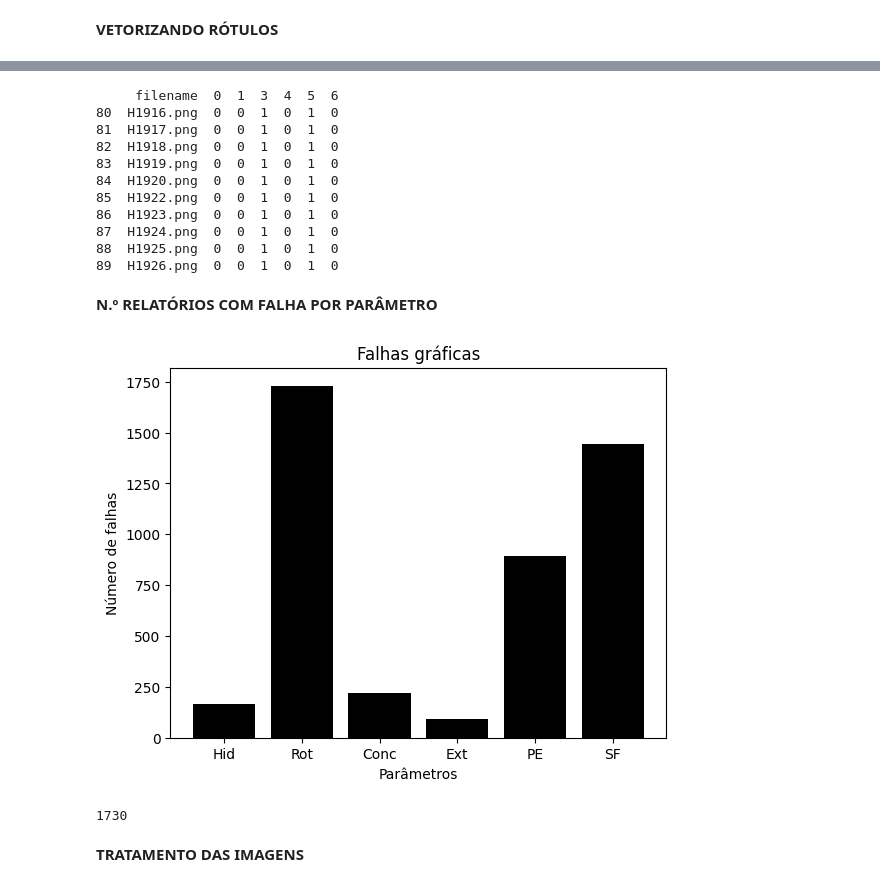
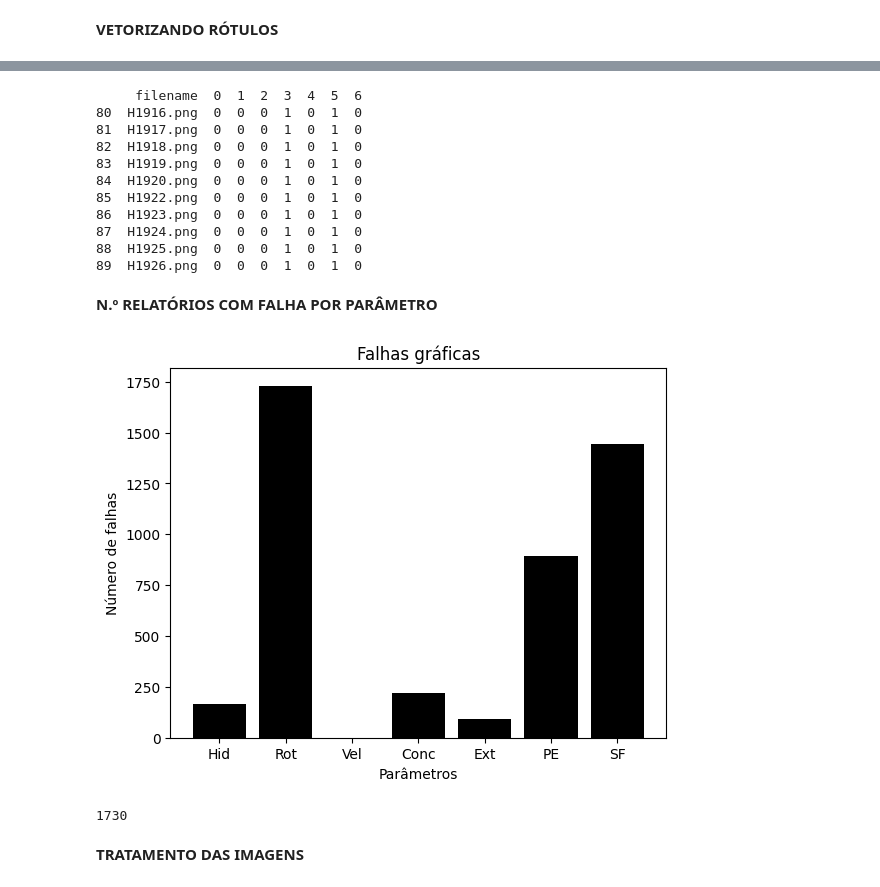
Before and after one commit to leonaardoas/CLASSIFICACAO-MULTIRROTULOS-DE-IMAGENS-DE-RELATORIOS-DE-ESTACAS-, a Jupyter notebook: 2_Rede_Básica.ipynb, the cells around one changed output, grey strips where cells are left out. Drawn from its saved outputs; the diff is of its cells as text; code cells hidden in the pictures.

```diff
--- a/2_Rede_Básica.ipynb
+++ b/2_Rede_Básica.ipynb
@@ -33,10 +53,15 @@ from keras.utils import to_categorical
+# %%
+#folderDrive = '/content/drive/MyDrive/TCC - Leonardo/'
+folderDrive = '/content/drive/MyDrive/UFRJ/Pesquisa - Alunos/TCC Leo/TCC - Leonardo/'
 # %% [markdown]
 **VETORIZANDO RÓTULOS**
 # %%
 from pandas.core.algorithms import value_counts
 labels = ['Hid', 'Rot', 'Vel', 'Conc', 'Ext', 'Perf', 'SF']
 
-with open('/content/drive/MyDrive/TCC - Leonardo/4 - Rótulos/4 - Rotulos.csv', 'r') as file:
+fileNameLabel = folderDrive+'4 - Rótulos/'+'4 - Rotulos.csv'
+
+with open(fileNameLabel, 'r') as file:
     examples = file.readlines()
     labels_all = []
     for line_num, ex in enumerate(examples, start=1):
@@ -53,9 +78,9 @@ with open('/content/drive/MyDrive/TCC - Leonardo/4 - Rótulos/4 - Rotulos.csv',
 #print(f'labels: {labels}')
 #print(labels_all)
 
+
 df = pd.DataFrame(labels_all) #rótulos vetorizados sem o nome das imagens
-dfy = df.drop(columns =2, axis=1) #retirar coluna 'velocidade'
-df1 = pd.read_csv('/content/drive/MyDrive/TCC - Leonardo/4 - Rótulos/4 - Rotulos.csv').drop(columns=['1','2', '3', '4', '5', '6', '7', '8']) #Deixar apenas a coluna com o nome das imagens
-df2 = pd.concat([df1, dfy], axis=1) #rótulos vetorizados com o nome das imagens
-
-df2
+dfy = df.drop(columns = 2, axis=1) #retirar coluna 'velocidade'
+df1 = pd.read_csv(fileNameLabel).drop(columns=['1','2', '3', '4', '5', '6', '7', '8']) #Deixar apenas a coluna com o nome das imagens
+df2 = pd.concat([df1, df], axis=1) #rótulos vetorizados com o nome das imagens (utilizado para fazer o gráfico, com o parâmetro velocidade)
+df3 = df2.drop(columns=2, axis=1)
@@ -76,40 +103,40 @@ df2
 # %%
 print(df2[80:90])
 # %% [output]
-     filename  0  1  3  4  5  6
-80  H1916.png  0  0  1  0  1  0
-81  H1917.png  0  0  1  0  1  0
-82  H1918.png  0  0  1  0  1  0
-83  H1919.png  0  0  1  0  1  0
-84  H1920.png  0  0  1  0  1  0
-85  H1922.png  0  0  1  0  1  0
-86  H1923.png  0  0  1  0  1  0
-87  H1924.png  0  0  1  0  1  0
-88  H1925.png  0  0  1  0  1  0
-89  H1926.png  0  0  1  0  1  0
+     filename  0  1  2  3  4  5  6
+80  H1916.png  0  0  0  1  0  1  0
+81  H1917.png  0  0  0  1  0  1  0
+82  H1918.png  0  0  0  1  0  1  0
+83  H1919.png  0  0  0  1  0  1  0
+84  H1920.png  0  0  0  1  0  1  0
+85  H1922.png  0  0  0  1  0  1  0
+86  H1923.png  0  0  0  1  0  1  0
+87  H1924.png  0  0  0  1  0  1  0
+88  H1925.png  0  0  0  1  0  1  0
+89  H1926.png  0  0  0  1  0  1  0
 # %% [markdown]
 **N.º RELATÓRIOS COM FALHA POR PARÂMETRO**
 # %%
 #Gráfico gerado com o número de relatórios com falhas nos rótulos
 
-parametros = ['Hid', 'Rot',  'Conc', 'Ext', 'PE', 'SF']
+parametros = ['Hid', 'Rot', 'Vel', 'Conc', 'Ext', 'PE', 'SF']
 falhas = [df2[0].value_counts()[1],
           df2[1].value_counts()[1],
-          #df2[2].value_counts(normalize=True).get(1, 0),
+          df2[2].value_counts(normalize=True).get(1, 0),
           df2[3].value_counts()[1],
           df2[4].value_counts()[1],
           df2[5].value_counts()[1],
           df2[6].value_counts()[1]]
 
 plt.bar(parametros, falhas, color = 'black')
 
 plt.title('Falhas gráficas')
 plt.xlabel('Parâmetros')
 plt.ylabel('Número de falhas')
 plt.show()
 print(df2[1].value_counts()[1])
 # %% [output]
-[figure, old version]
+[figure, new version]
 1730
 # %% [markdown]
 **TRATAMENTO DAS IMAGENS**
```
Also changed, not shown: parts of 14 cells of this notebook.
